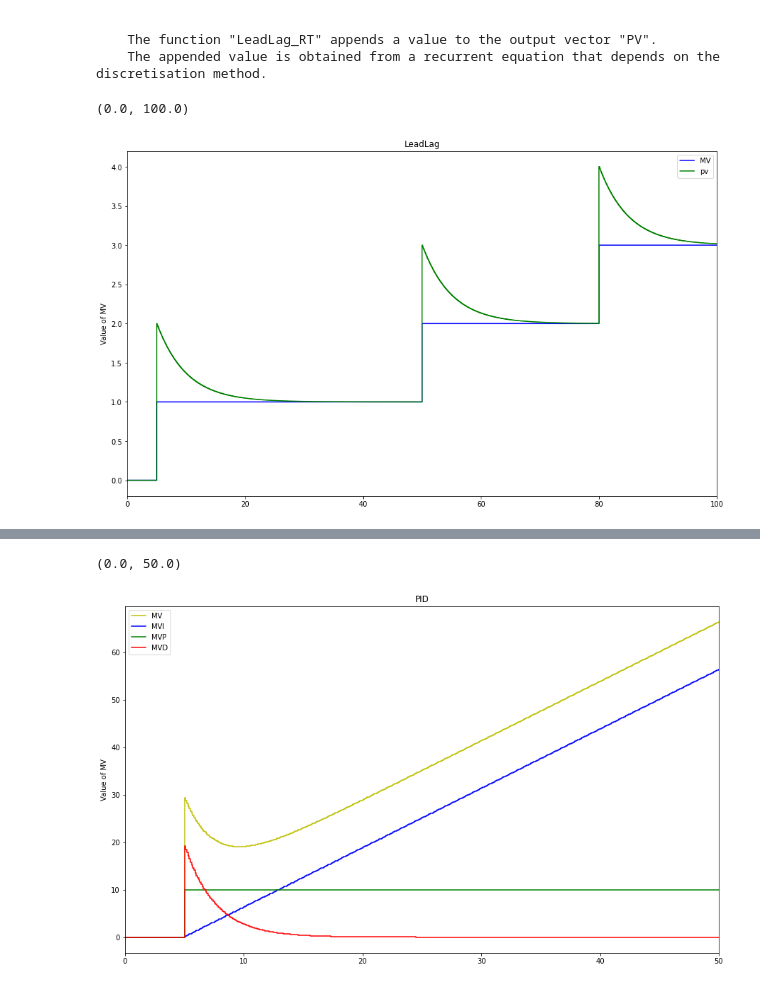
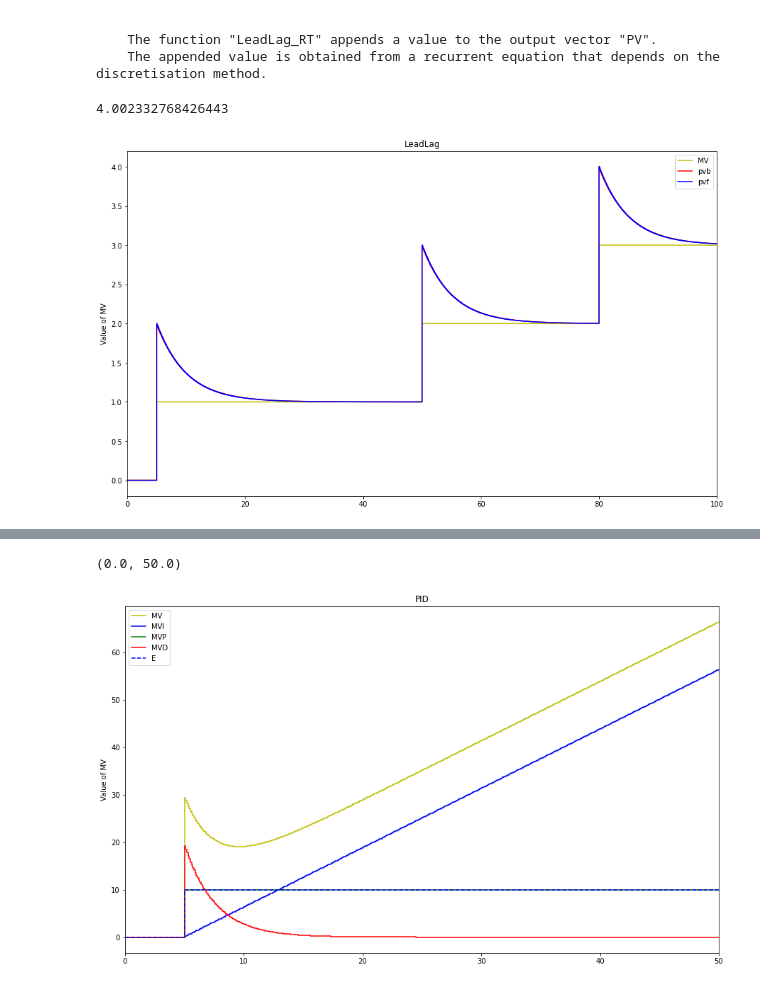
Before and after one commit to Quentin-Jadoul/Control_theory, a Jupyter notebook: Package18155_18316.ipynb, the cells around one changed output, grey strips where cells are left out. Cells and saved outputs as stored; diff of their text form; code cells hidden in the pictures.

```diff
--- a/Package18155_18316.ipynb
+++ b/Package18155_18316.ipynb
@@ -39,33 +39,41 @@ LeadLag_RT(MV, Kp, Tlead, Tlag, Ts, PV, PVinit=0, method='EBD')
 # %%
 TSim = 100
 Ts = 0.1
 N = int(TSim/Ts) + 1
 
 
 t= []
 MV = []
-PV=[]
-
+PVB=[]
+PVB2=[]
+PVF=[]
 # Path for MV and MVMan
 MVPath = {0: 0, 5: 1, 50: 2, 80: 3}
 
 for i in range(0,N):
     t.append(i*Ts)
     SelectPath_RT(MVPath,t,MV)
-    LeadLag_RT(MV, 1, 10, 5, 0.1, PV, method='EFD')    #Tlead plus grd Tlag
+    LeadLag_RT(MV, 1, 10, 5, 0.1, PVB, method='EBD')#Tlead plus grd Tlag
+    LeadLag_RT(MV, 1, 10, 5, 0.1, PVF, method='EFD')
+    #LeadLag_RT(MV, 1, 2, 5, 0.1, PVB2,method='EBD')#Tlead plus petit Tlag
+
     #LeadLag_RT(MV, 1, 2, 5, 0.1, PV, EFD)                                    #Tlead plus petit Tlag
 
 plt.figure(figsize = (15,9))
 
-plt.step(t,MV,'b-',label='MV',where='post')
-plt.step(t,PV,'g-',label='pv',where='post')
+plt.step(t,MV,'y-',label='MV',where='post')
+plt.step(t,PVB,'b-',label='pvb',where='post')
+plt.step(t,PVF,'r-',label='pvf',where='post')
+#plt.step(t,PVF,'g-',label='pvb Tlead<Tlag',where='post')
 plt.ylabel('Value of MV')
 plt.legend(loc='best')
 plt.title('LeadLag')
 plt.xlim([0, TSim])
+print(max(PV))  #3.982970892784393 EBD
+                #4.002332768426443 EFD
 # %% [output]
-(0.0, 100.0)
+4.002332768426443
-[figure, old version]
+[figure, new version]
 # %%
 help(PID_RT)
 # %% [output]
@@ -149,11 +157,11 @@ plt.step(t,MV,'y-',label='MV',where='post')
 plt.step(t,MVI,'b-',label='MVI',where='post')
 plt.step(t,MVP,'g-',label='MVP',where='post')
 plt.step(t,MVD, 'r-',label='MVD',where='post')
-plt.step(t,E,'p-',label='E',where='post')
+plt.step(t,E,'b--',label='E',where='post')
 plt.ylabel('Value of MV')
 plt.legend(loc='best')
 plt.title('PID')
 plt.xlim([0, TSim])
 # %% [output]
 (0.0, 50.0)
-[figure, old version]
+[figure, new version]
```
Also changed, not shown: 2 other files.
